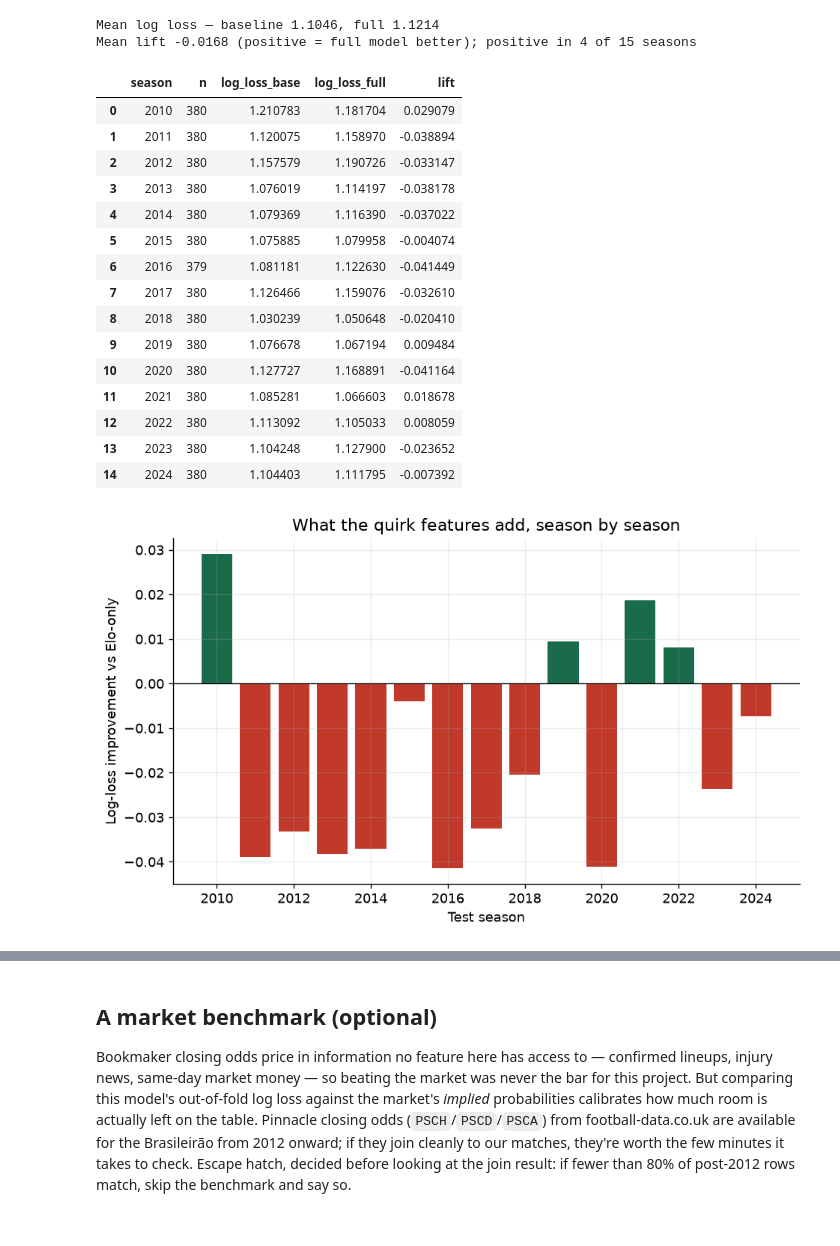
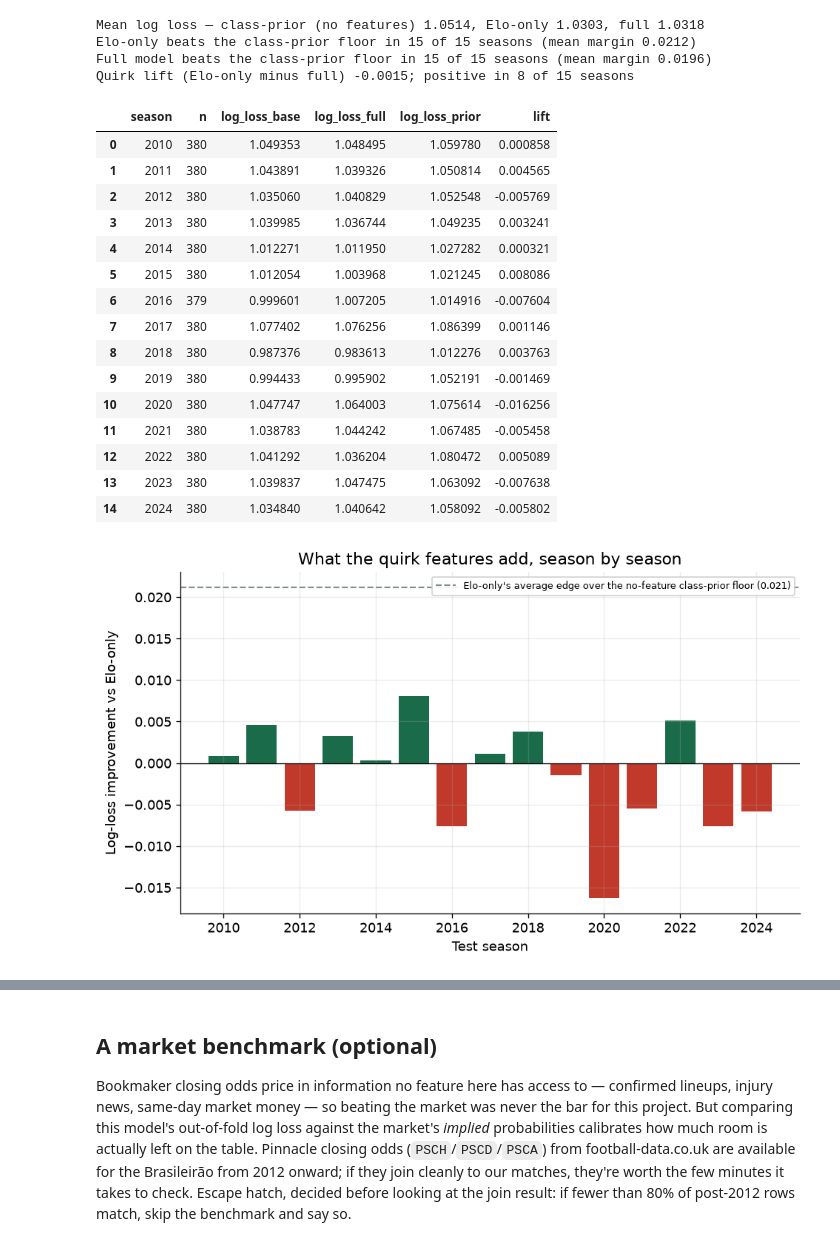
Before and after one commit to GuBohn/brasileirao-study, a Jupyter notebook: notebooks/03_model_and_shap.ipynb, the cells around one changed output, grey strips where cells are left out. Drawn from its saved outputs; the diff is of its cells as text; code cells hidden in the pictures.

```diff
--- a/notebooks/03_model_and_shap.ipynb
+++ b/notebooks/03_model_and_shap.ipynb
@@ -29,42 +36,60 @@ from brasileirao import features, ingest, model, plotting
 plotting.style()
 df = features.build_features(ingest.load())
 
+prior = model.class_prior_baseline(df)
 base = model.evaluate(df, model.BASELINE_FEATURES)
 full = model.evaluate(df, model.FULL_FEATURES)
-compare = base.merge(full, on=["season", "n"], suffixes=("_base", "_full"))
+
+compare = (base.rename(columns={"log_loss": "log_loss_base"})
+           .merge(full.rename(columns={"log_loss": "log_loss_full"}), on=["season", "n"])
+           .merge(prior.rename(columns={"log_loss": "log_loss_prior"}), on=["season", "n"]))
 compare["lift"] = compare.log_loss_base - compare.log_loss_full
-print(f"Mean log loss — baseline {compare.log_loss_base.mean():.4f}, "
-      f"full {compare.log_loss_full.mean():.4f}")
-print(f"Mean lift {compare.lift.mean():.4f} (positive = full model better); "
+
+print(f"Mean log loss — class-prior (no features) {compare.log_loss_prior.mean():.4f}, "
+      f"Elo-only {compare.log_loss_base.mean():.4f}, full {compare.log_loss_full.mean():.4f}")
+print(f"Elo-only beats the class-prior floor in "
+      f"{(compare.log_loss_base < compare.log_loss_prior).sum()} of {len(compare)} seasons "
+      f"(mean margin {(compare.log_loss_prior - compare.log_loss_base).mean():.4f})")
+print(f"Full model beats the class-prior floor in "
+      f"{(compare.log_loss_full < compare.log_loss_prior).sum()} of {len(compare)} seasons "
+      f"(mean margin {(compare.log_loss_prior - compare.log_loss_full).mean():.4f})")
+print(f"Quirk lift (Elo-only minus full) {compare.lift.mean():.4f}; "
       f"positive in {(compare.lift > 0).sum()} of {len(compare)} seasons")
 compare
 # %% [output]
-Mean log loss — baseline 1.1046, full 1.1214
-Mean lift -0.0168 (positive = full model better); positive in 4 of 15 seasons
+Mean log loss — class-prior (no features) 1.0514, Elo-only 1.0303, full 1.0318
+Elo-only beats the class-prior floor in 15 of 15 seasons (mean margin 0.0212)
+Full model beats the class-prior floor in 15 of 15 seasons (mean margin 0.0196)
+Quirk lift (Elo-only minus full) -0.0015; positive in 8 of 15 seasons
-|  | season | n | log_loss_base | log_loss_full | lift |
-| 0 | 2010 | 380 | 1.210783 | 1.181704 | 0.029079 |
-| 1 | 2011 | 380 | 1.120075 | 1.158970 | -0.038894 |
-| 2 | 2012 | 380 | 1.157579 | 1.190726 | -0.033147 |
-| 3 | 2013 | 380 | 1.076019 | 1.114197 | -0.038178 |
-| 4 | 2014 | 380 | 1.079369 | 1.116390 | -0.037022 |
-| 5 | 2015 | 380 | 1.075885 | 1.079958 | -0.004074 |
-| 6 | 2016 | 379 | 1.081181 | 1.122630 | -0.041449 |
-| 7 | 2017 | 380 | 1.126466 | 1.159076 | -0.032610 |
-| 8 | 2018 | 380 | 1.030239 | 1.050648 | -0.020410 |
-| 9 | 2019 | 380 | 1.076678 | 1.067194 | 0.009484 |
-| 10 | 2020 | 380 | 1.127727 | 1.168891 | -0.041164 |
-| 11 | 2021 | 380 | 1.085281 | 1.066603 | 0.018678 |
-| 12 | 2022 | 380 | 1.113092 | 1.105033 | 0.008059 |
-| 13 | 2023 | 380 | 1.104248 | 1.127900 | -0.023652 |
-| 14 | 2024 | 380 | 1.104403 | 1.111795 | -0.007392 |
+|  | season | n | log_loss_base | log_loss_full | log_loss_prior | lift |
+| 0 | 2010 | 380 | 1.049353 | 1.048495 | 1.059780 | 0.000858 |
+| 1 | 2011 | 380 | 1.043891 | 1.039326 | 1.050814 | 0.004565 |
+| 2 | 2012 | 380 | 1.035060 | 1.040829 | 1.052548 | -0.005769 |
+| 3 | 2013 | 380 | 1.039985 | 1.036744 | 1.049235 | 0.003241 |
+| 4 | 2014 | 380 | 1.012271 | 1.011950 | 1.027282 | 0.000321 |
+| 5 | 2015 | 380 | 1.012054 | 1.003968 | 1.021245 | 0.008086 |
+| 6 | 2016 | 379 | 0.999601 | 1.007205 | 1.014916 | -0.007604 |
+| 7 | 2017 | 380 | 1.077402 | 1.076256 | 1.086399 | 0.001146 |
+| 8 | 2018 | 380 | 0.987376 | 0.983613 | 1.012276 | 0.003763 |
+| 9 | 2019 | 380 | 0.994433 | 0.995902 | 1.052191 | -0.001469 |
+| 10 | 2020 | 380 | 1.047747 | 1.064003 | 1.075614 | -0.016256 |
+| 11 | 2021 | 380 | 1.038783 | 1.044242 | 1.067485 | -0.005458 |
+| 12 | 2022 | 380 | 1.041292 | 1.036204 | 1.080472 | 0.005089 |
+| 13 | 2023 | 380 | 1.039837 | 1.047475 | 1.063092 | -0.007638 |
+| 14 | 2024 | 380 | 1.034840 | 1.040642 | 1.058092 | -0.005802 |
 # %%
+prior_edge = (compare.log_loss_prior - compare.log_loss_base).mean()
+
 fig, ax = plt.subplots()
 ax.bar(compare.season, compare.lift, color=[
     plotting.COLORS["main"] if v > 0 else plotting.COLORS["accent"]
     for v in compare.lift])
 ax.axhline(0, color="black", lw=0.8)
+ax.axhline(prior_edge, color=plotting.COLORS["muted"], ls="--", lw=1.3,
+           label=f"Elo-only's average edge over the no-feature class-prior floor ({prior_edge:.3f})")
+ax.legend(loc="upper right", fontsize=8, framealpha=0.9)
 ax.set(xlabel="Test season", ylabel="Log-loss improvement vs Elo-only",
        title="What the quirk features add, season by season")
 plotting.save(fig, "model_lift")
 # %% [output]
-[figure, old version]
+[figure, new version]
```
Also changed, not shown: parts of 15 cells of this notebook, 6 other files.
